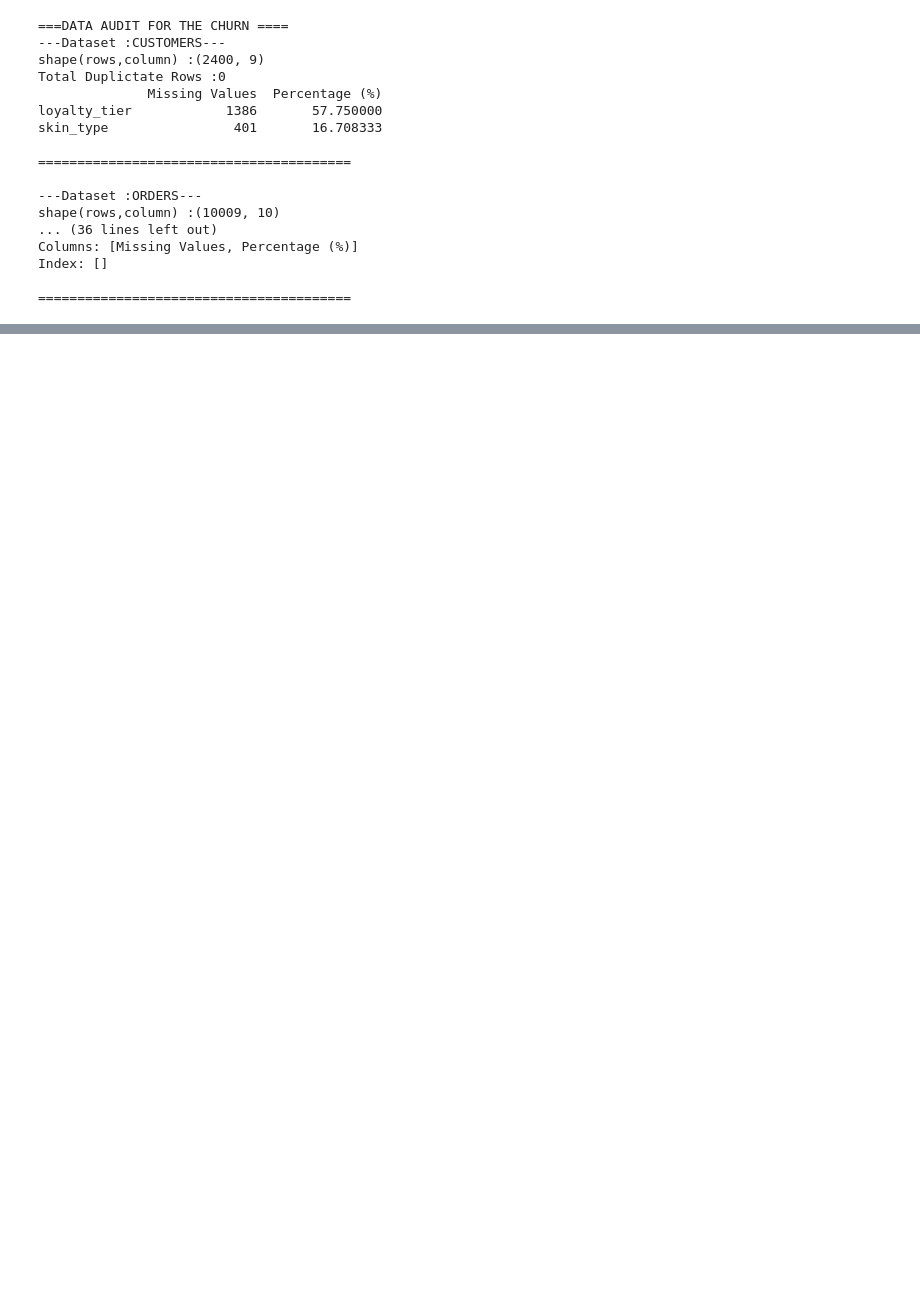
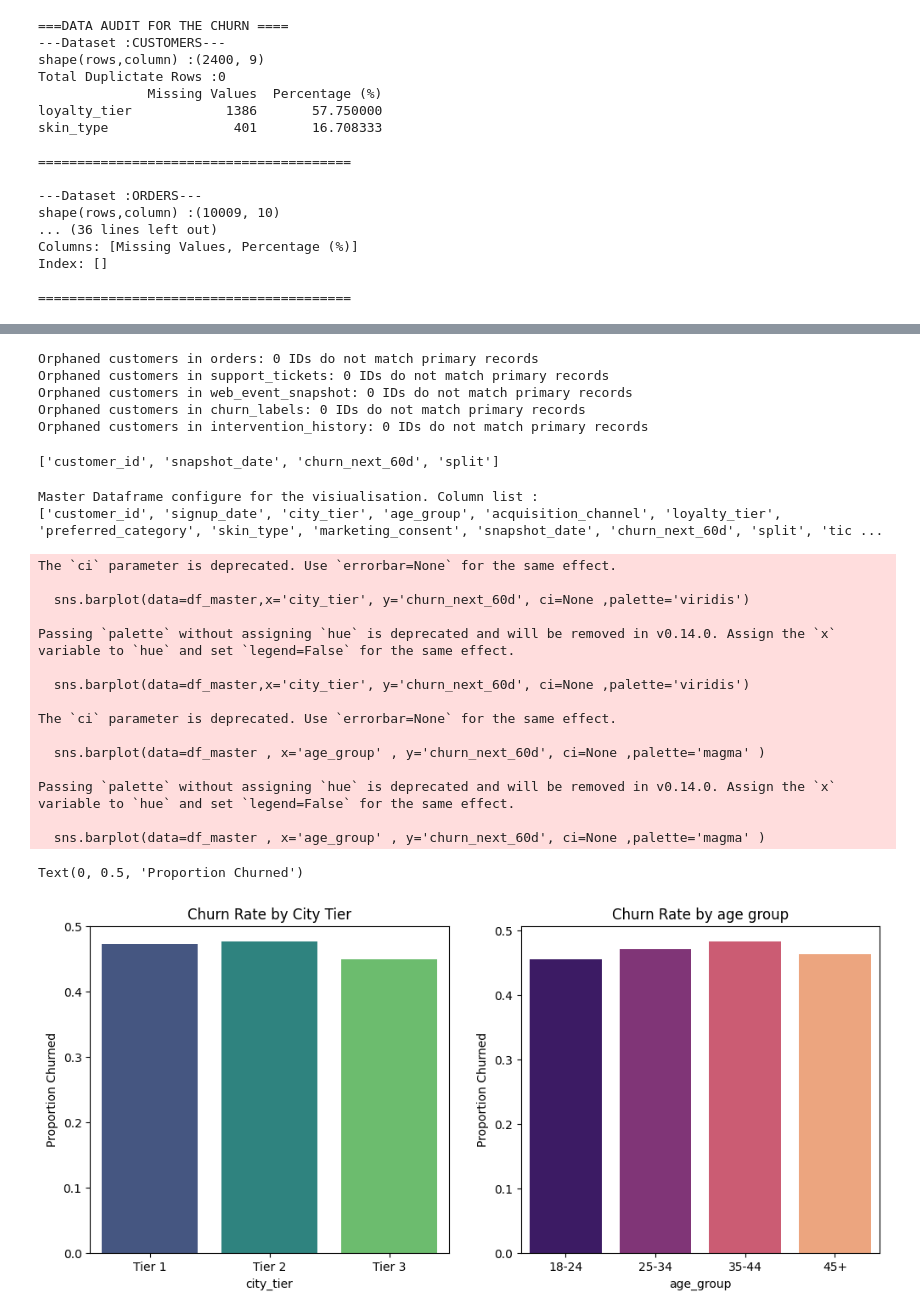
Before and after one commit to waqarmasood2/capstone, a Jupyter notebook: capstone-part1.ipynb, the cells around one changed output, grey strips where cells are left out. Saved outputs shown, nothing was run; the diff lists cells and outputs as text; code cells hidden in the pictures; blank space fills up the shorter version.

Commit message:
Added churn analysis and visualization preparation

```diff
--- a/capstone-part1.ipynb
+++ b/capstone-part1.ipynb
@@ -82,0 +51,65 @@ dtype: int64
+# %%
+# Check if all customer IDs in peripheral tables exist in the primary customers table
+master_cust_ids = set(customers['customer_id'])
+for name ,df in datasets.items():
+    if name != 'customers' and 'customer_id' in df.columns:
+        df_cust_ids= set(df['customer_id'].dropna())
+        orphans = df_cust_ids -master_cust_ids
+        print(f"Orphaned customers in {name}: {len(orphans)} IDs do not match primary records ")
+# %% [output]
+Orphaned customers in orders: 0 IDs do not match primary records
+Orphaned customers in support_tickets: 0 IDs do not match primary records
+Orphaned customers in web_event_snapshot: 0 IDs do not match primary records
+Orphaned customers in churn_labels: 0 IDs do not match primary records
+Orphaned customers in intervention_history: 0 IDs do not match primary records
+# %%
+print(churn_labels.columns.tolist())
+# %% [output]
+['customer_id', 'snapshot_date', 'churn_next_60d', 'split']
+# %%
+import matplotlib.pyplot as plt
+import seaborn as sns
+
+churn_labels['churn_next_60d'] = churn_labels['churn_next_60d'].astype(int)
+
+
+df_master = customers.merge(churn_labels, on='customer_id', how='left')
+
+tickets_counts = support_tickets.groupby('customer_id').size().reset_index(name='ticket_count')
+df_master = df_master.merge(tickets_counts, on='customer_id', how='left').fillna({'ticket_count': 0})
+
+print("Master Dataframe configure for the visiualisation. Column list :")
+print(df_master.columns.tolist())
+# %% [output]
+Master Dataframe configure for the visiualisation. Column list :
+['customer_id', 'signup_date', 'city_tier', 'age_group', 'acquisition_channel', 'loyalty_tier', 'preferred_category', 'skin_type', 'marketing_consent', 'snapshot_date', 'churn_next_60d', 'split', 'tic ...
+# %%
+plt.figure(figsize=(12,5))
+
+plt.subplot(1,2,1)
+sns.barplot(data=df_master,x='city_tier', y='churn_next_60d', ci=None ,palette='viridis')
+plt.title('Churn Rate by City Tier')
+plt.ylabel('Proportion Churned')
+
+plt.subplot(1,2,2)
+sns.barplot(data=df_master , x='age_group' , y='churn_next_60d', ci=None ,palette='magma' )
+plt.title('Churn Rate by age group')
+plt.ylabel('Proportion Churned')
+# %% [output]
+The `ci` parameter is deprecated. Use `errorbar=None` for the same effect.
+
+  sns.barplot(data=df_master,x='city_tier', y='churn_next_60d', ci=None ,palette='viridis')
+
+Passing `palette` without assigning `hue` is deprecated and will be removed in v0.14.0. Assign the `x` variable to `hue` and set `legend=False` for the same effect.
+
+  sns.barplot(data=df_master,x='city_tier', y='churn_next_60d', ci=None ,palette='viridis')
+
+The `ci` parameter is deprecated. Use `errorbar=None` for the same effect.
+
+  sns.barplot(data=df_master , x='age_group' , y='churn_next_60d', ci=None ,palette='magma' )
+
+Passing `palette` without assigning `hue` is deprecated and will be removed in v0.14.0. Assign the `x` variable to `hue` and set `legend=False` for the same effect.
+
+  sns.barplot(data=df_master , x='age_group' , y='churn_next_60d', ci=None ,palette='magma' )
+Text(0, 0.5, 'Proportion Churned')
+[figure, added]
```
Also changed, not shown: parts of 2 cells of this notebook, 5 other files.
